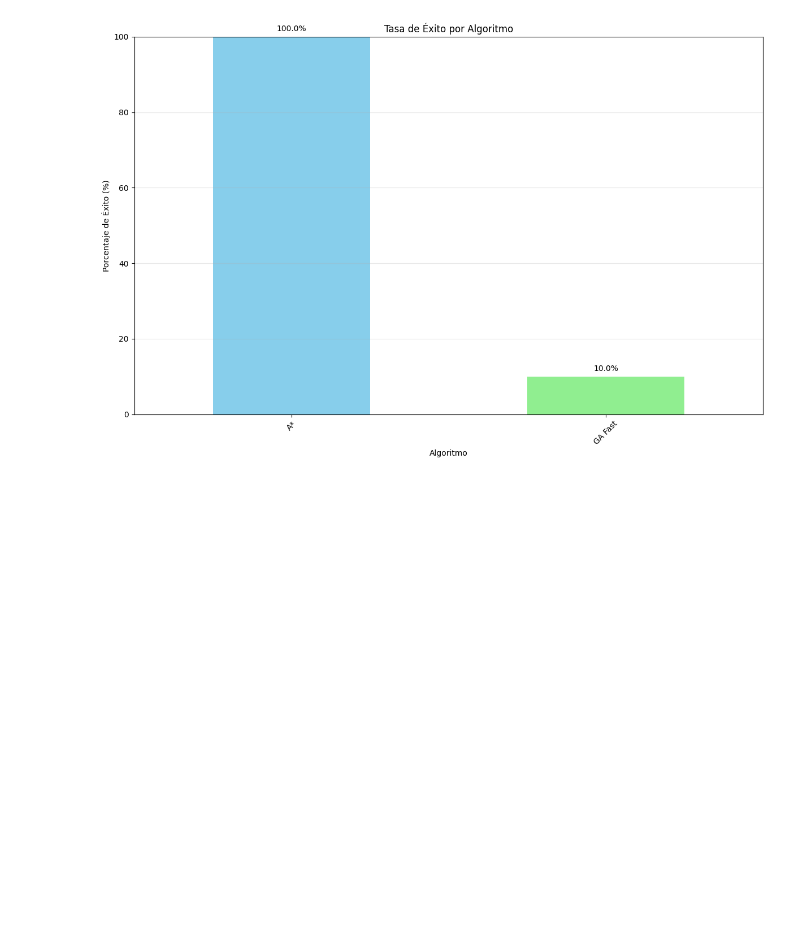
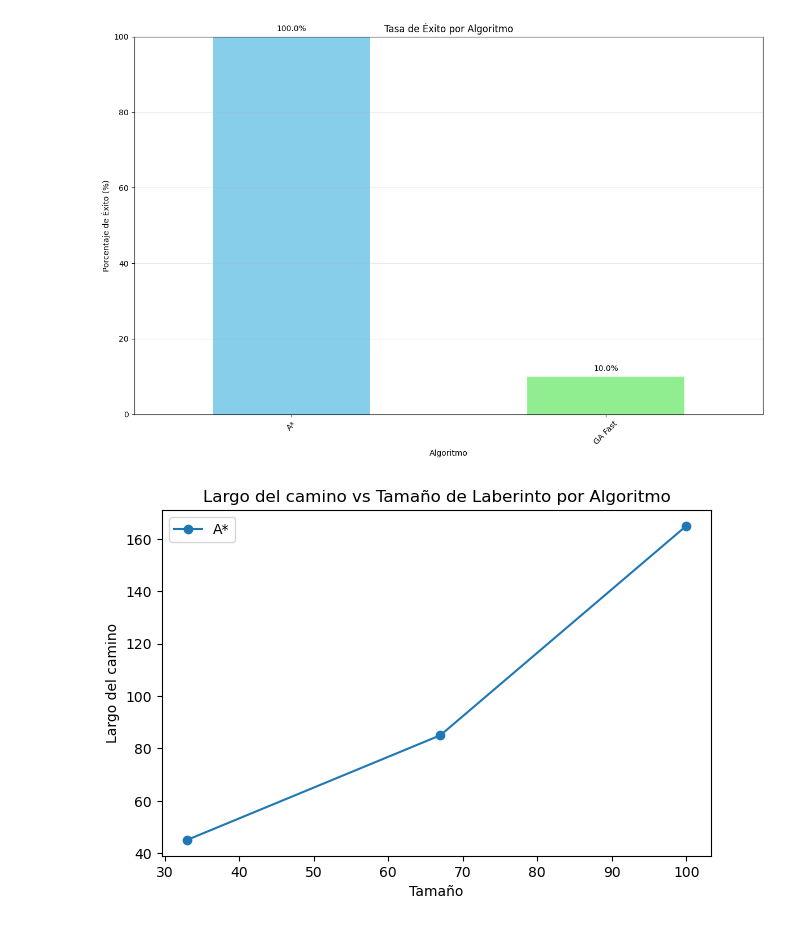
Before and after one commit to BastiBernal/Tarea-1-IA, a Jupyter notebook: experiments/analisis_resultados.ipynb, the cells around one changed output. Drawn from its saved outputs; the diff is of its cells as text; code cells hidden in the pictures; blank space fills up the shorter version.

```diff
--- a/experiments/analisis_resultados.ipynb
+++ b/experiments/analisis_resultados.ipynb
@@ -214,3 +214,29 @@ Dataframe combinado: (240, 11)
 
 Primeras 5 filas:
 [figure]
+# %%
+# Grafico con tamaño de laberinto variable
+
+df_size = pd.read_csv('./results/Size_var_experiment.csv')
+
+# df_size = combined_df
+df_size = df_size[df_size['solution_length'] != -1]
+plt.figure(figsize=(12, 8))
+
+
+plt.subplot(2, 2, 1)
+for algorithm in df_size['algorithm'].unique():
+    data = df_size[df_size['algorithm'] == algorithm]
+
+    # agrupar por el tamaño de laberinto y calcular el promedio del tiempo
+    data.groupby('maze_size')['solution_length'].mean().plot(kind='line', marker='o', label=algorithm)
+plt.title('Largo del camino vs Tamaño de Laberinto por Algoritmo')
+plt.xlabel('Tamaño')
+plt.ylabel('Largo del camino')
+plt.legend()
+
+
+plt.tight_layout()
+plt.show()
+# %% [output]
+[figure, added]
```
Also changed, not shown: parts of 4 cells of this notebook, 1 other file.
